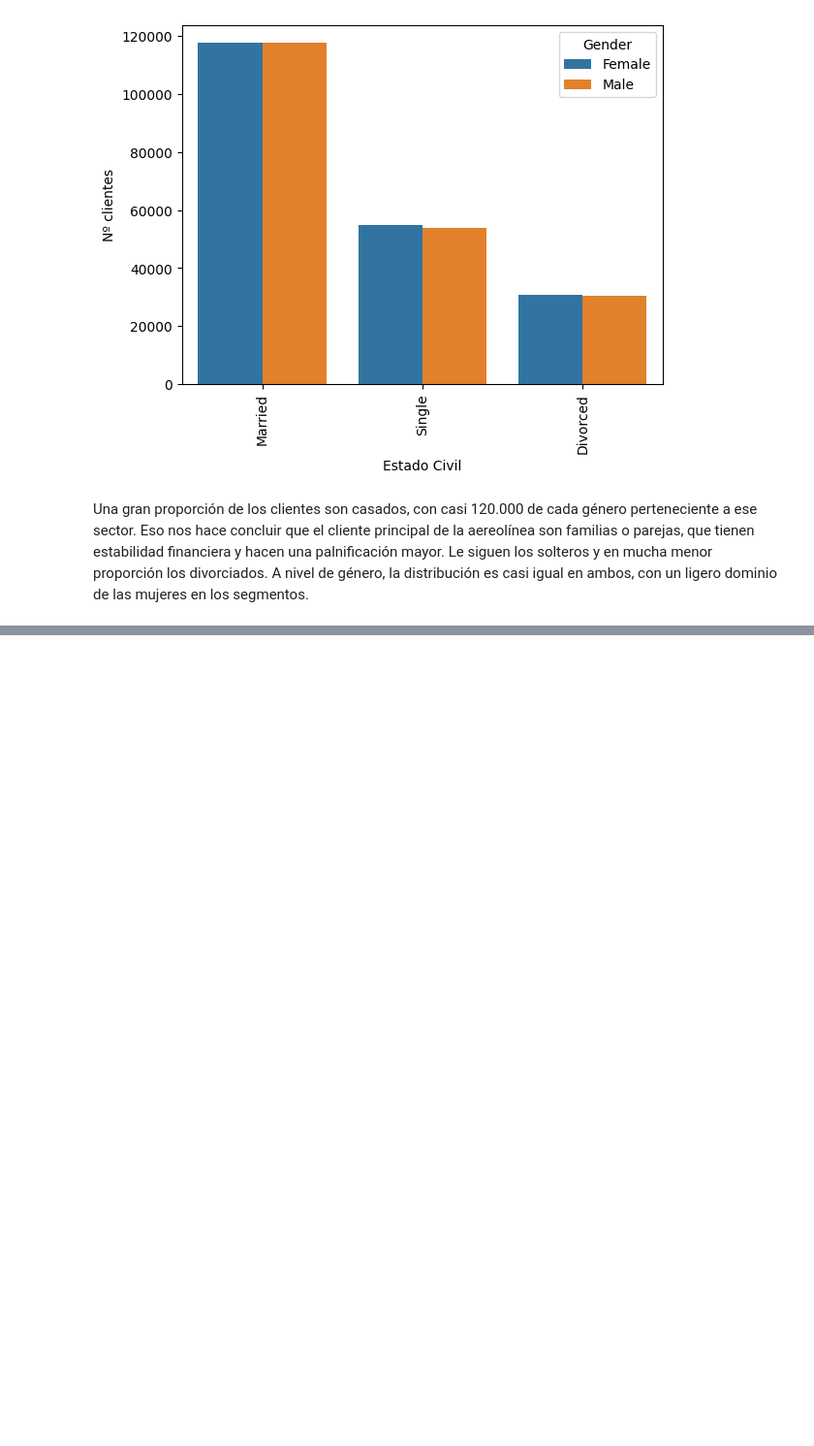
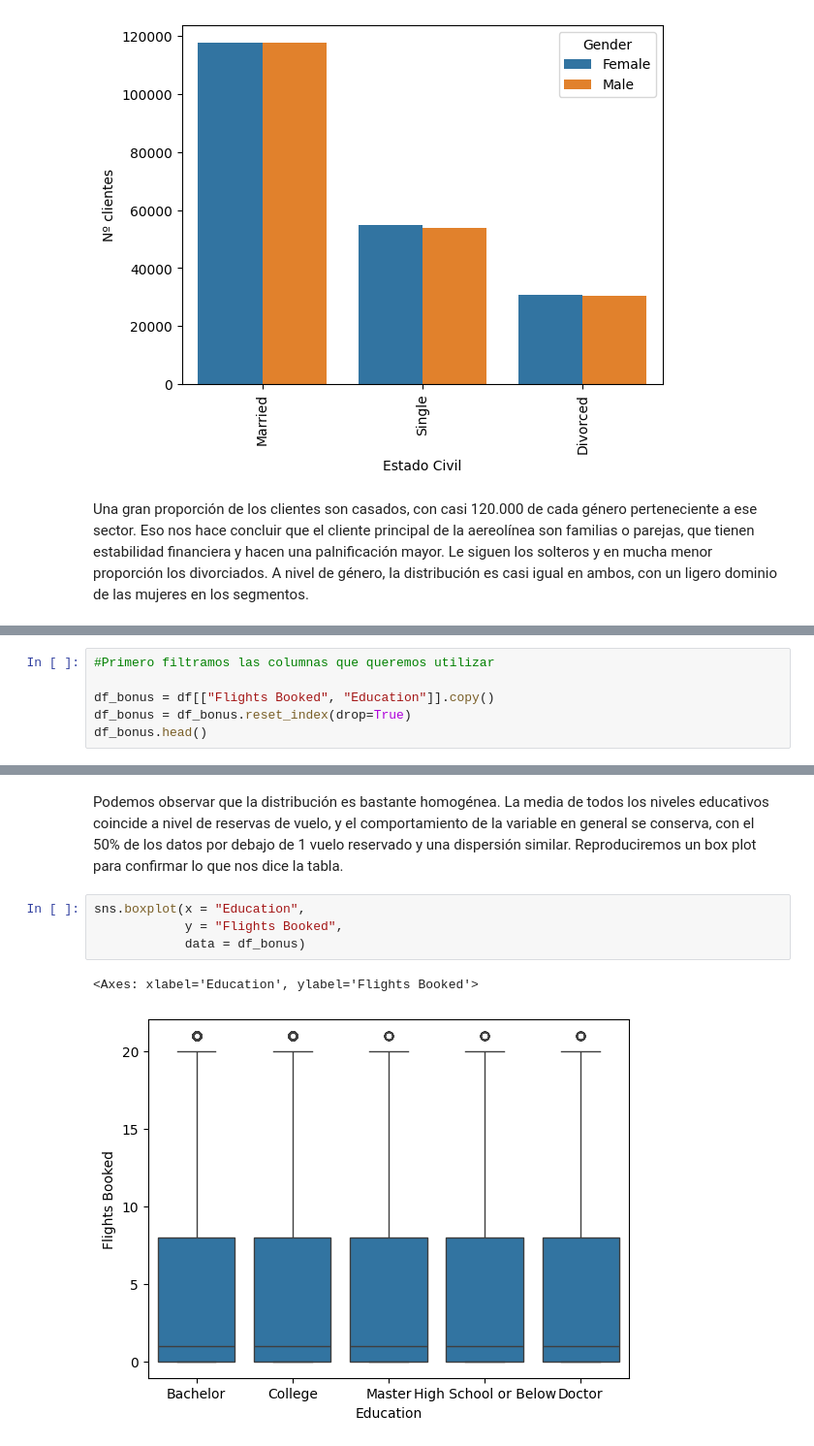
Before and after one commit to Adalab/bda-modulo-3-evaluacion-final-alirisescobar-cpu-1, a Jupyter notebook: Fase_3_visualizacion_Datos.ipynb, the cells around one changed output, grey strips where cells are left out. Shown at 97% size. Saved outputs shown, nothing was run; the diff lists cells and outputs as text; blank space fills up the shorter version.

```diff
--- a/Fase_3_visualizacion_Datos.ipynb
+++ b/Fase_3_visualizacion_Datos.ipynb
@@ -148,0 +151,6 @@ A nivel de género, la distribución es casi igual en ambos, con un ligero domin
+# %%
+#Primero filtramos las columnas que queremos utilizar
+
+df_bonus = df[["Flights Booked", "Education"]].copy()
+df_bonus = df_bonus.reset_index(drop=True)
+df_bonus.head()
@@ -148,0 +194,10 @@ A nivel de género, la distribución es casi igual en ambos, con un ligero domin
+# %% [markdown]
+Podemos observar que la distribución es bastante homogénea. La media de todos los niveles educativos coincide a nivel de reservas de vuelo, y el comportamiento de la variable en general se conserva, con el 50% de los datos por debajo de 1 vuelo reservado y una dispersión similar.
+Reproduciremos un box plot para confirmar lo que nos dice la tabla.
+# %%
+sns.boxplot(x = "Education",
+            y = "Flights Booked",
+            data = df_bonus)
+# %% [output]
+<Axes: xlabel='Education', ylabel='Flights Booked'>
+[figure, added]
```
Also changed, not shown: parts of 8 cells of this notebook, 4 other files.
